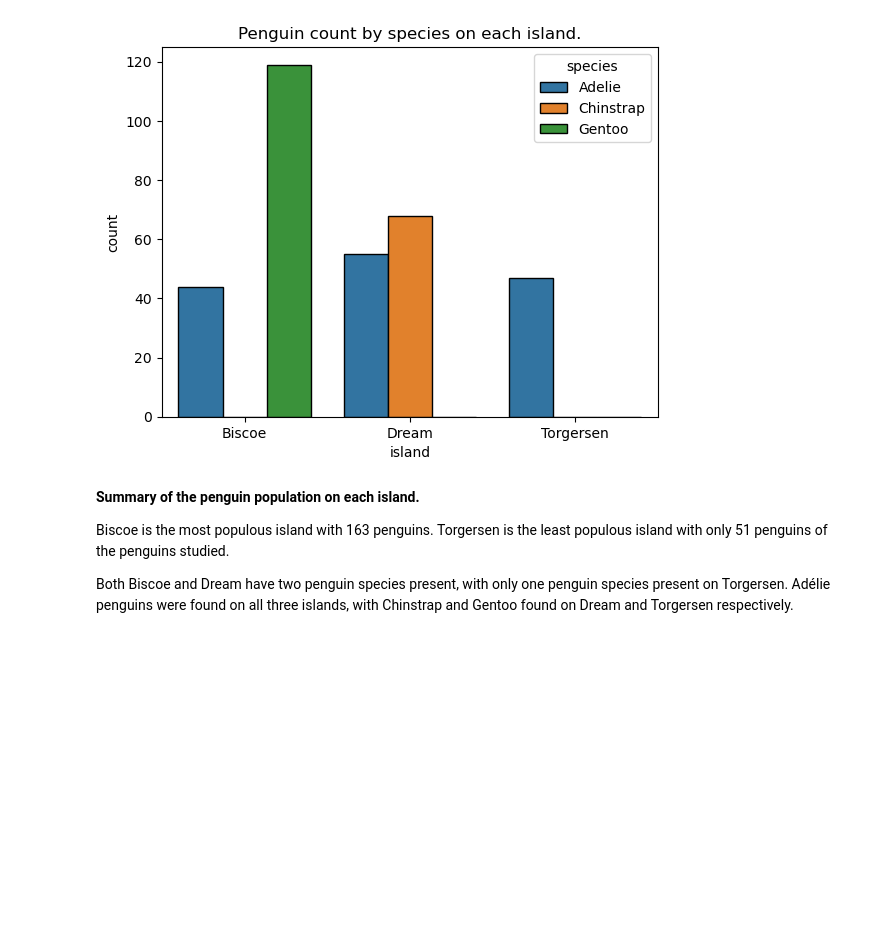
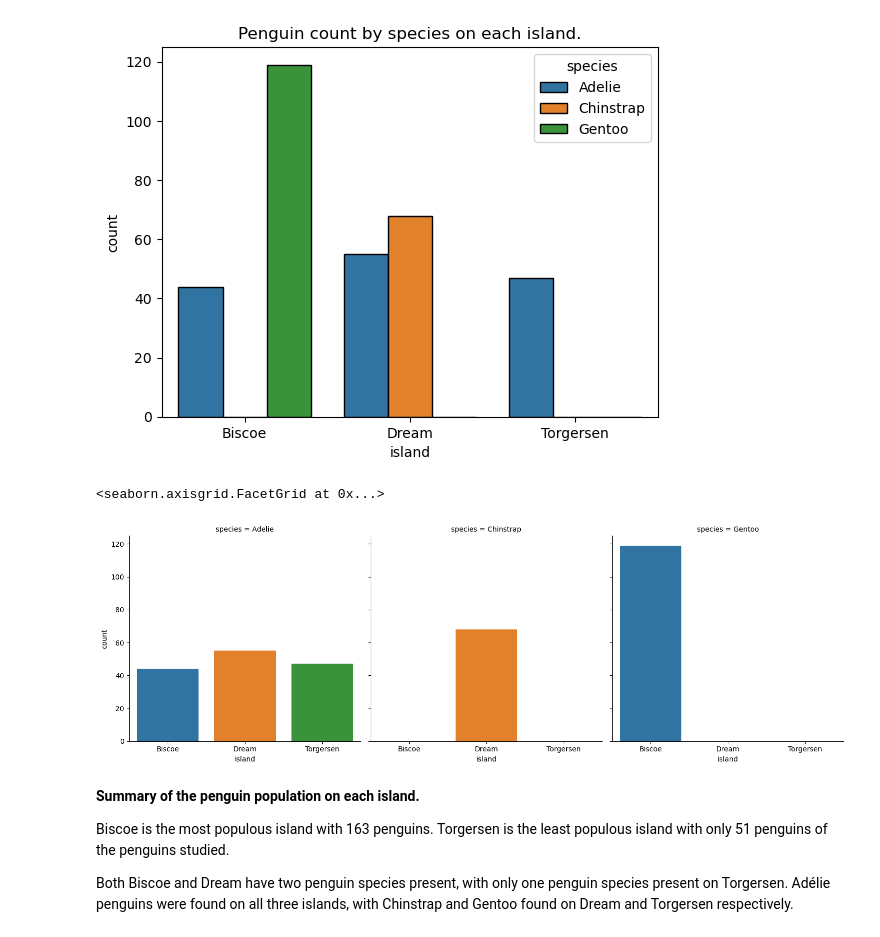
Before and after one commit to IreneKilgannon/DataAnalytics, a Jupyter notebook: penguins.ipynb, the cells around one changed output. Cells and saved outputs as stored; diff of their text form; code cells hidden in the pictures; blank space fills up the shorter version.

Commit message:
made a new bar chart as I realised that my countplot was actually a histogram as the bars were touching

```diff
--- a/penguins.ipynb
+++ b/penguins.ipynb
@@ -468,6 +471,11 @@ plt.title('Penguin count by species on each island.')
 plt.show()
 # %% [output]
 [figure]
+# %%
+sns.catplot(data = df, x = 'island', col = 'species', kind = 'count')
+# %% [output]
+<seaborn.axisgrid.FacetGrid at 0x...>
+[figure, added]
 # %% [markdown]
 __Summary of the penguin population on each island.__
 
```
Also changed, not shown: parts of 26 cells of this notebook.
